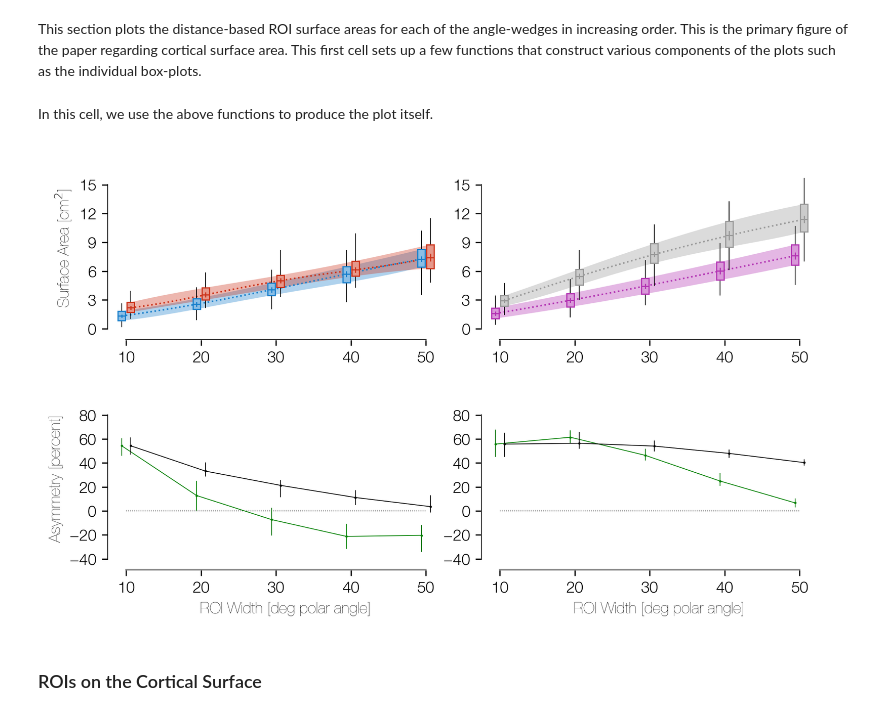
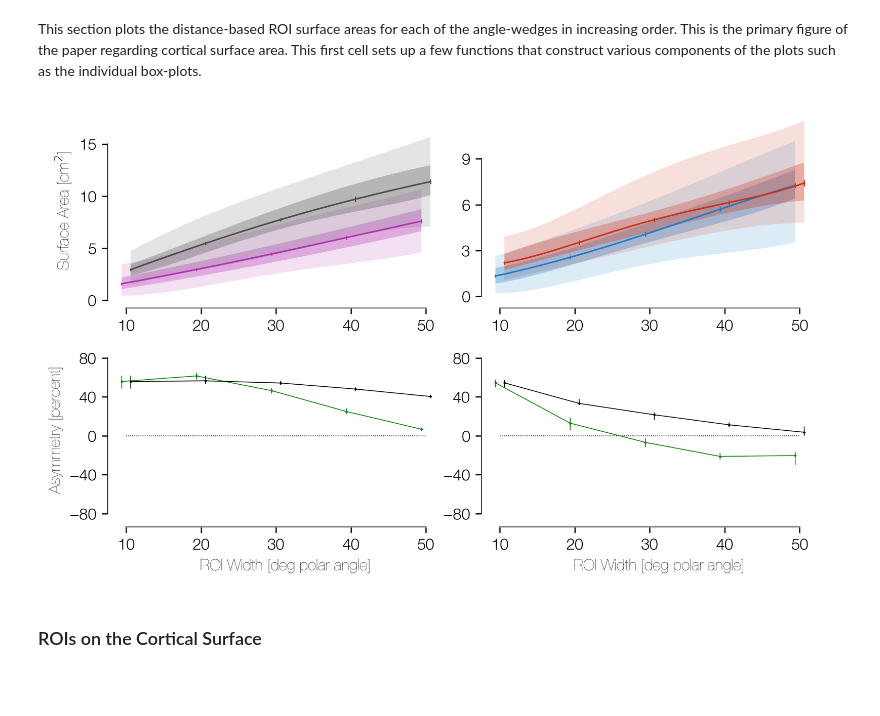
Before and after one commit to noahbenson/performance-fields, a Jupyter notebook: notebooks/performance-fields.ipynb, the cells around one changed output. Saved outputs shown, nothing was run; the diff lists cells and outputs as text; code cells hidden in the pictures; blank space fills up the shorter version.

```diff
--- a/notebooks/performance-fields.ipynb
+++ b/notebooks/performance-fields.ipynb
@@ -13,14 +22,20 @@ Here, we configure various paths and settings that are used throughout the rest
 # The directory to put the figures and output images in. If this is None,
 # then no figures will be exported.
 figures_path = '/data/performance-fields/figures'
+
+# If you have obtained the Barbot et al. (2020) data for use in some of
+# the panels plotted below, its path should be here (if this is None,
+# that's fine--there will just be error messages when you try to use it.)
+barbot2020_path = '/data/performance-fields/supp/barbot_xue_carrasco_2020.mat'
+#barbot2020_path = None
 
 # The colors we will use in the plots for different boundaries.
 colors = {'vertical':   (0.7, 0.2, 0.7),
           'horizontal': (0.6, 0.6, 0.6),
           'dorsal':     (0.8, 0.2, 0.1),
           'ventral':    (0.1, 0.5, 0.8),
-          'M':          (0.1, 0.8, 0.25),
-          'F':          (0.5, 0.2, 0.75)}
+          'M':          (0.4, 0.9, 0.5),
+          'F':          (0.7, 0.4, 1.0)}
 # %% [markdown]
 ## Initialization
 # %% [markdown]
@@ -61,7 +82,8 @@ import seaborn           as sns
 %matplotlib inline
 # %%
 font_data = {'family':'sans-serif',
-             'sans-serif':['HelveticaNeue','Helvetica Neue','Helvetica','Arial'],
+             #'sans-serif':['HelveticaNeue','Helvetica Neue','Helvetica','Arial'],
+             'sans-serif':['HelveticaNeue','Helvetica','Arial'],
              'size': 10,
              'weight': 'light'}
 mpl.rc('font',**font_data)
@@ -370,62 +490,64 @@ def droi_diff_plot(quant, para1, para2, axes=None, dx=0, zorder=1,
-# %% [markdown]
-In this cell, we use the above functions to produce the plot itself.
 # %%
+paradigm_order = ['ventral','dorsal','vertical','horizontal']
+ylabel = r'Surface Area [cm$^2$]'
+
 # Setup the figure.
 (fig,axs) = plt.subplots(2,2, figsize=(7, 4.33), dpi=72*4)
-fig.subplots_adjust(0.075,0.125,1,0.975,0.05,0.25)
+fig.subplots_adjust(0.075,0.125,1,0.975,0.05,0.12)
 
 # Plot the various cumulative plots first.
 dx = 0.6
 tcum = True
-droi_quant_plot('surface_area_mm2', 'ventral', axes=axs[0,0], dx=-dx, cumulative=tcum)
-droi_quant_plot('surface_area_mm2', 'dorsal', axes=axs[0,0], dx=dx, cumulative=tcum)
-droi_quant_plot('surface_area_mm2', 'vertical', axes=axs[0,1], dx=-dx, cumulative=tcum)
-droi_quant_plot('surface_area_mm2', 'horizontal', axes=axs[0,1], dx=dx, cumulative=tcum)
+DROI_quant_plot('ventral',    axes=axs[0,1], dx=-dx, cumulative=tcum)
+DROI_quant_plot('dorsal',     axes=axs[0,1], dx=dx,  cumulative=tcum)
+DROI_quant_plot('vertical',   axes=axs[0,0], dx=-dx, cumulative=tcum)
+DROI_quant_plot('horizontal', axes=axs[0,0], dx=dx,  cumulative=tcum)
 
 # Now the rest.
-droi_diff_plot('surface_area_mm2', 'dorsal', 'ventral', axes=axs[1,0], dx=-dx)
-droi_diff_plot('surface_area_mm2', 'horizontal', 'vertical', axes=axs[1,1], dx=-dx)
-droi_diff_plot('surface_area_mm2', 'dorsal', 'ventral', axes=axs[1,0],
-               cumulative=True, color=[0,0,0,1], dx=dx)
-droi_diff_plot('surface_area_mm2', 'horizontal', 'vertical', axes=axs[1,1],
-               cumulative=True, color=[0,0,0,1], dx=dx)
+DROI_diff_plot('dorsal',     'ventral',  axes=axs[1,1], dx=-dx)
+DROI_diff_plot('horizontal', 'vertical', axes=axs[1,0], dx=-dx)
+DROI_diff_plot('dorsal',     'ventral',  axes=axs[1,1], cumulative=True, color=[0,0,0,1], dx=dx)
+DROI_diff_plot('horizontal', 'vertical', axes=axs[1,0], cumulative=True, color=[0,0,0,1], dx=dx)
 
 # Fix the limits and axes.
 (xmin0, xmax0) = (7.5, 55)
 (xmin, xmax) = (10, 50)
 for ax in axs.flatten():
     ax.set_xticks(data.roi_angles)
     ax.set_xlim((xmin0, xmax0))
     for sp in six.itervalues(ax.spines): sp.set_visible(False)
-(ymin0, ymax0) = (-1.2, 18)
-(ymin, ymax) = (0, 15)
-for ax in axs[0]:
+#(ymin0, ymax0) = (-1.2, 18)
+#(ymin, ymax) = (0, 15)
+(ymin0, ymax0) = (-(1.2-1.2/3), 18-18/3)
+ymin = 0
+for (ax,ymax) in zip(axs[0], [15,9]):
+    ymax0 = (ymax + 3)
     ax.set_xticks(data.roi_angles)
-    ax.set_ylim((ymin0, ymax0))
     ax.plot([xmin0,xmin0], [ymin,ymax], 'k-', lw=1)
     ax.plot([xmin,xmax], [ymin0,ymin0], 'k-', lw=1)
-    ax.set_yticks(yticks['surface_area_mm2'])
-axs[0,0].set_ylabel(ylabels['surface_area_mm2'])
-dy = [(ymax0 - ymax) / (ymax - ymin),
+    ax.set_yticks([0,3,6,9] if ymax == 9 else [0,5,10,15])
+    ax.set_ylim((ymin0, ymax0))
+axs[0,0].set_ylabel(ylabel)
+dy = [(ymax0 - ymax) / (ymax - ymin) * 0.5,
       (ymin0 - ymin) / (ymax - ymin)]
-(ymin, ymax) = (-40, 80)
+(ymin, ymax) = (-80, 80)
 (ymin0, ymax0) = (ymin + dy[1]*(ymax-ymin), ymax + dy[0]*(ymax-ymin))
 for ax in axs[1]:
     ax.set_xticks(data.roi_angles)
     ax.set_ylim((ymin0, ymax0))
     ax.set_xlabel('ROI Width [deg polar angle]')
     ax.plot([xmin0,xmin0], [ymin,ymax], 'k-', lw=1)
     ax.plot([xmin,xmax], [ymin0,ymin0], 'k-', lw=1)
-    ax.set_yticks([-40, -20, 0, 20, 40, 60, 80])
+    ax.set_yticks([-80, -40, 0, 40, 80])
     ps = ax.plot([xmin, xmax], [0,0], 'k:', lw=0.5)
     for p in ps: p.set_zorder(-2)
 axs[1,0].set_ylabel("Asymmetry [percent]")
 
 if figures_path is not None:
     flnm = os.path.join(figures_path, 'surface_areas.pdf')
     plt.savefig(flnm, dpi=72*8)
 # %% [output]
-[figure, old version]
+[figure, new version]
 # %% [markdown]
 ### ROIs on the Cortical Surface
 # %% [markdown]
```
Also changed, not shown: parts of 38 cells of this notebook, 1 other file.
